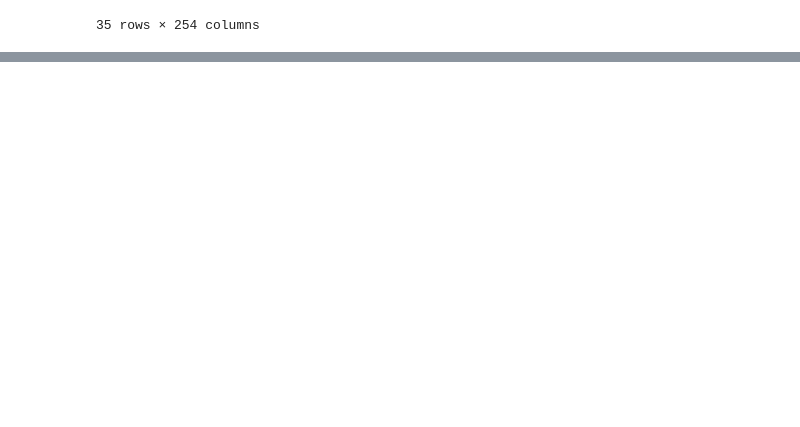
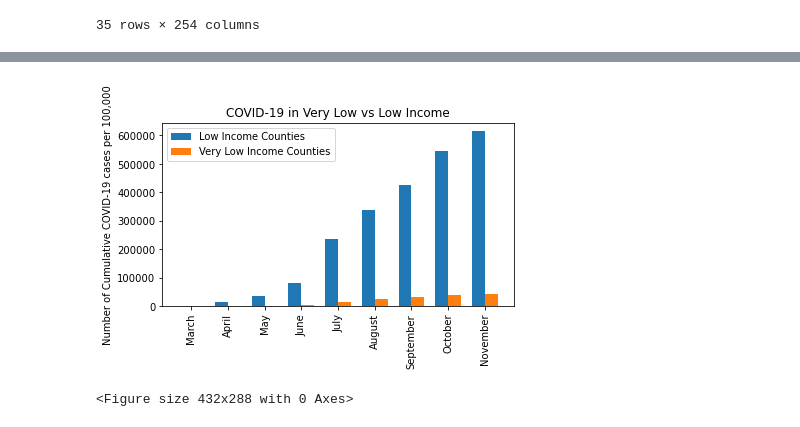
Before and after one commit to inkosi-codes/Covid-19-and-Low-Income-Communities, a Jupyter notebook: src/Covid_and_low_income_communities.ipynb, the cells around one changed output, grey strips where cells are left out. Drawn from its saved outputs; the diff is of its cells as text; code cells hidden in the pictures; blank space fills up the shorter version.

```diff
--- a/src/Covid_and_low_income_communities.ipynb
+++ b/src/Covid_and_low_income_communities.ipynb
@@ -322,0 +337,9 @@ ValueError: shape mismatch: objects cannot be broadcast to a single shape
+# %%
+#keep last day of month for every very low income county to keep most recent cumulative cases per 100,000
+combined_verylow_covidcases = pd.merge(texas_verylow_income, COPY_TXCaseDeathsBy_County_timeseries, on='County', how='outer').set_index(index)
+combined_verylow_covidcases = combined_verylow_covidcases.dropna(how='any')
+
+clean_combined_verylow_covidcases = combined_verylow_covidcases[(combined_verylow_covidcases.index + pd.Timedelta(days=1)).day == 1]
+test2_verylow = combined_verylow_covidcases.loc['2020-11-11']
+clean_combined_verylow_covidcases = clean_combined_verylow_covidcases.append(test2_verylow)
+clean_combined_verylow_covidcases
@@ -323,2 +426,31 @@ ValueError: shape mismatch: objects cannot be broadcast to a single shape
+# %%
+#plt.scatter(COPY_date_list, low_months_sum, c='red', marker='o', edgecolors='black' )
+#plt.bar(COPY_date_list, low_months_sum)
+low_verylow_month_labels = ['March', 'April', 'May', 'June', 'July', 'August', 'September', 'October', 'November']
+#low_months_sum
+#verylow_months_sum
+
+x = np.arange(len(low_verylow_month_labels)) #the label locations
+width = 0.35 #width of the bars
+
+fig, ax = plt.subplots()
+low_bar = ax.bar(x - width/2, low_months_sum, width, label='Low Income Counties')
+verylow_bar = ax.bar(x + width/2, verylow_months_sum, width, label='Very Low Income Counties')
+
+# Add some text for labels, title and custom x-axis tick labels, etc.
+ax.set_ylabel('Number of Cumulative COVID-19 cases per 100,000')
+ax.set_title('COVID-19 in Very Low vs Low Income')
+ax.set_xticks(x)
+ax.set_xticklabels(low_verylow_month_labels)
+plt.xticks(rotation='vertical')
+ax.legend()
+
+fig.tight_layout()
+
+plt.show()
+#plt.savefig('low_vs_verylow_income.png')
+# %% [output]
+[figure, added]
+<Figure size 432x288 with 0 Axes>
 # %%
 %reset
```
Also changed, not shown: parts of 9 cells of this notebook.
